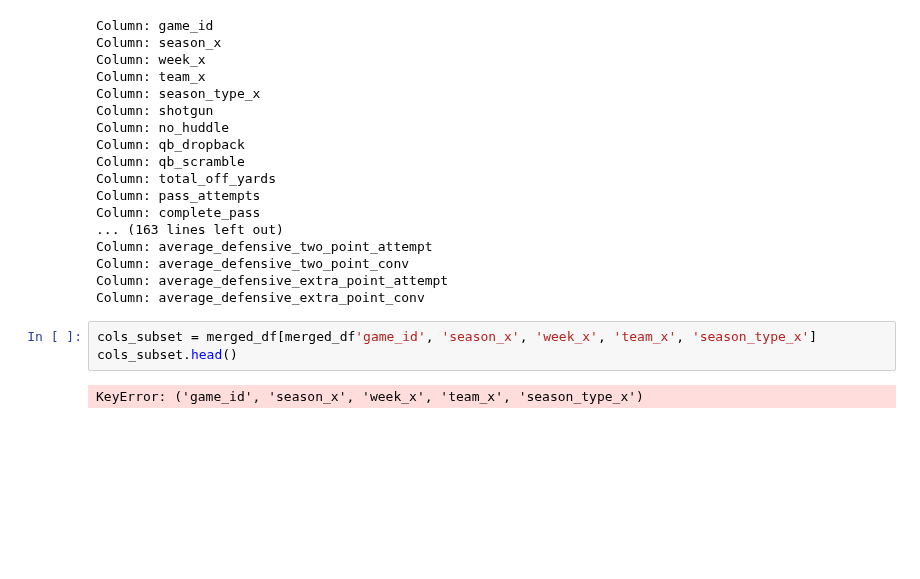
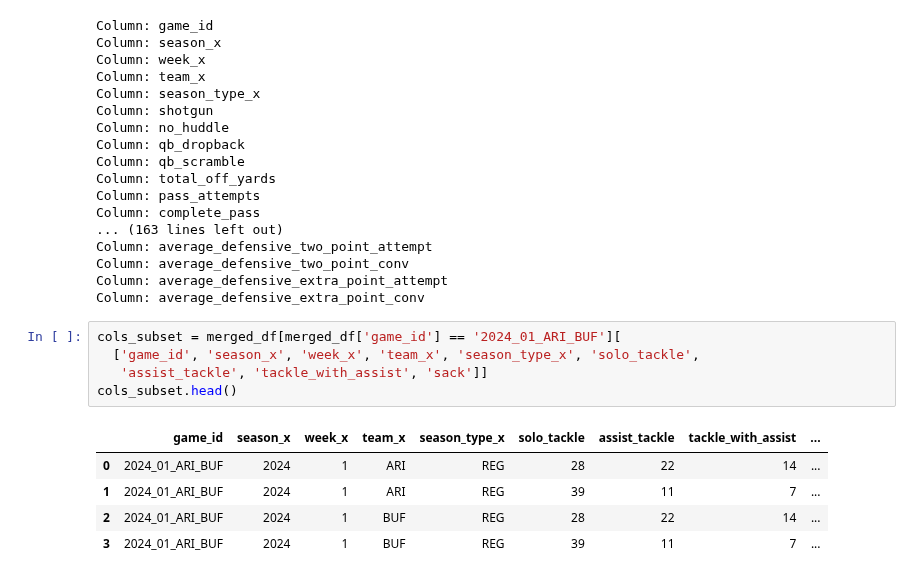
Before and after one commit to Ejaramillo1/nfl_ml_project, a Jupyter notebook: notebook/data/EDA_NFL_Team_metrics.ipynb, the cells around one changed output. Saved outputs shown, nothing was run; the diff lists cells and outputs as text; blank space fills up the shorter version.

```diff
--- a/notebook/data/EDA_NFL_Team_metrics.ipynb
+++ b/notebook/data/EDA_NFL_Team_metrics.ipynb
@@ -197,8 +230,14 @@ Column: average_defensive_two_point_attempt
 Column: average_defensive_two_point_conv
 Column: average_defensive_extra_point_attempt
 Column: average_defensive_extra_point_conv
-# %%
-cols_subset = merged_df[merged_df'game_id', 'season_x', 'week_x', 'team_x', 'season_type_x']
-cols_subset.head()
-# %% [output]
-KeyError: ('game_id', 'season_x', 'week_x', 'team_x', 'season_type_x')
+# %%
+cols_subset = merged_df[merged_df['game_id'] == '2024_01_ARI_BUF'][
+  ['game_id', 'season_x', 'week_x', 'team_x', 'season_type_x', 'solo_tackle',
+   'assist_tackle', 'tackle_with_assist', 'sack']]
+cols_subset.head()
+# %% [output]
+|  | game_id | season_x | week_x | team_x | season_type_x | solo_tackle | assist_tackle | tackle_with_assist | ... |
+| 0 | 2024_01_ARI_BUF | 2024 | 1 | ARI | REG | 28 | 22 | 14 | ... |
+| 1 | 2024_01_ARI_BUF | 2024 | 1 | ARI | REG | 39 | 11 | 7 | ... |
+| 2 | 2024_01_ARI_BUF | 2024 | 1 | BUF | REG | 28 | 22 | 14 | ... |
+| 3 | 2024_01_ARI_BUF | 2024 | 1 | BUF | REG | 39 | 11 | 7 | ... |
```
Also changed, not shown: parts of 7 cells of this notebook.
